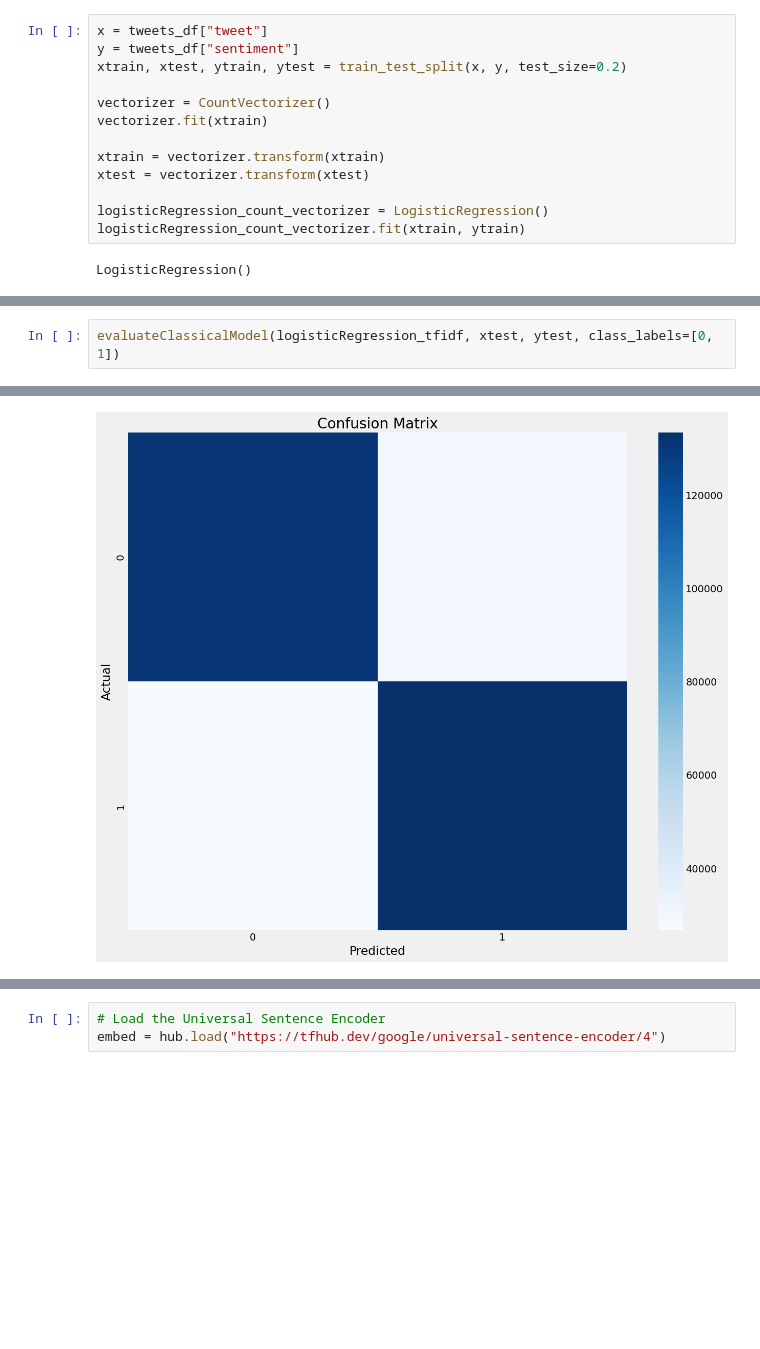
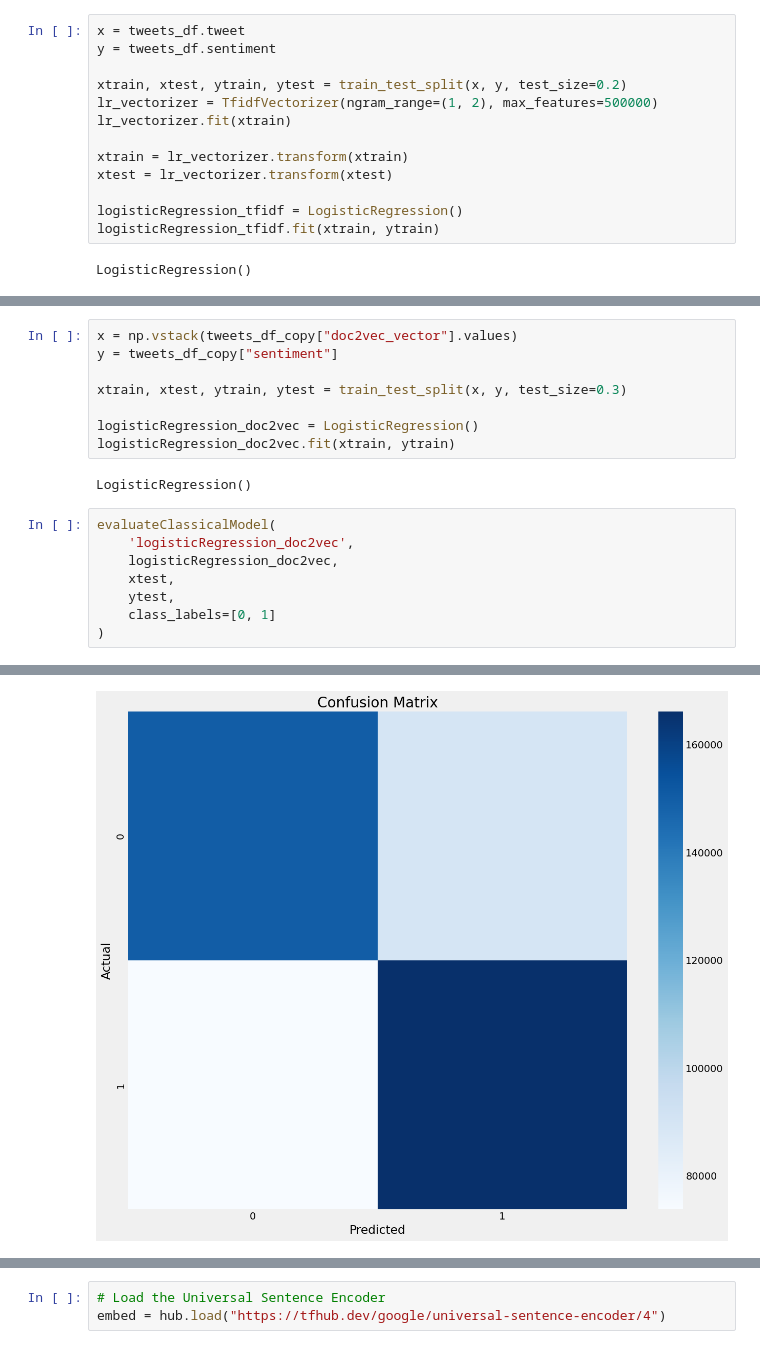
Before and after one commit to subsystem3/project, a Jupyter notebook: project.ipynb, the cells around one changed output, grey strips where cells are left out. Drawn from its saved outputs; the diff is of its cells as text; blank space fills up the shorter version.

Commit message:
More model refactoring, rough pass at brand analyzer

```diff
--- a/project.ipynb
+++ b/project.ipynb
@@ -1912,16 +1995,16 @@ Logistic Regression is known for its simplicity and efficiency. It uses a logist
 # %%
-x = tweets_df["tweet"]
-y = tweets_df["sentiment"]
+x = tweets_df.tweet
+y = tweets_df.sentiment
+
 xtrain, xtest, ytrain, ytest = train_test_split(x, y, test_size=0.2)
+lr_vectorizer = TfidfVectorizer(ngram_range=(1, 2), max_features=500000)
+lr_vectorizer.fit(xtrain)
 
-vectorizer = CountVectorizer()
-vectorizer.fit(xtrain)
+xtrain = lr_vectorizer.transform(xtrain)
+xtest = lr_vectorizer.transform(xtest)
 
-xtrain = vectorizer.transform(xtrain)
-xtest = vectorizer.transform(xtest)
-
-logisticRegression_count_vectorizer = LogisticRegression()
-logisticRegression_count_vectorizer.fit(xtrain, ytrain)
+logisticRegression_tfidf = LogisticRegression()
+logisticRegression_tfidf.fit(xtrain, ytrain)
 # %% [output]
 LogisticRegression()
 # %%
@@ -1967,4 +2098,20 @@ LogisticRegression()
+# %%
+x = np.vstack(tweets_df_copy["doc2vec_vector"].values)
+y = tweets_df_copy["sentiment"]
+
+xtrain, xtest, ytrain, ytest = train_test_split(x, y, test_size=0.3)
+
+logisticRegression_doc2vec = LogisticRegression()
+logisticRegression_doc2vec.fit(xtrain, ytrain)
+# %% [output]
+LogisticRegression()
 # %%
-evaluateClassicalModel(logisticRegression_tfidf, xtest, ytest, class_labels=[0, 1])
+evaluateClassicalModel(
+    'logisticRegression_doc2vec',
+    logisticRegression_doc2vec,
+    xtest,
+    ytest,
+    class_labels=[0, 1]
+)
 # %% [output]
 Tracking run with wandb version 0.15.8
@@ -1979,4 +2126,4 @@ F1: 0.8260
-[figure, old version]
+[figure, new version]
 Waiting for W&B process to finish... (success).
 Run history:
 | accuracy | ▁ |
```
Also changed, not shown: parts of 51 cells of this notebook, 8 other files.
